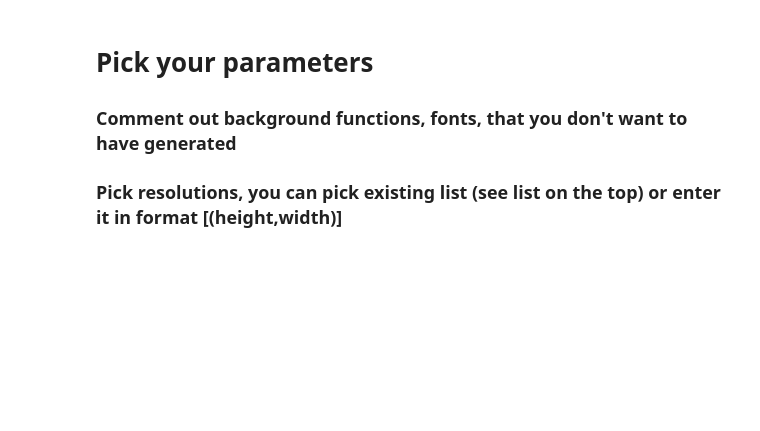
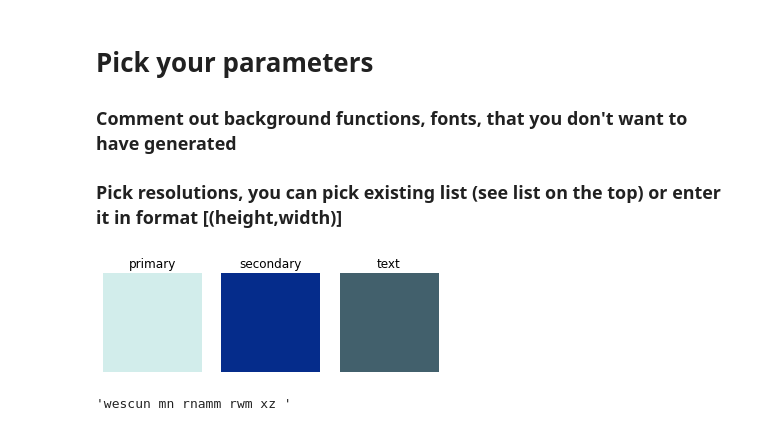
Before and after one commit to grandel/text-on-image-generator, a Jupyter notebook: Generator.ipynb, the cells around one changed output. Drawn from its saved outputs; the diff is of its cells as text; code cells hidden in the pictures; blank space fills up the shorter version.

Commit message:
updated generator and slogans notebooks

```diff
--- a/Generator.ipynb
+++ b/Generator.ipynb
@@ -487,3 +499,6 @@ getColorsOfGivenContrast(c1=(230,230,230), bgColorsMaxContrast=21, bgToTxtMinCon
+# %%
+def get_metada_template():
+    return {"meaningfulText":{"lines":[]}}
 # %%
 #backgroundFunc - function that will generate background image
 #resList - list of resolution of images that will be generated
@@ -565,22 +652,39 @@ backgroundFunctions = [
 # %%
 removeAllImages()
-resList = res_540p
-fontSizeList = [10,20,30]
+#resList = res_1080p
+resList = [(960, 540)]
+
+fontSizeList = [11, 12, 13, 16, 20, 30]
+#fontSizeList = [32]
+
 repetition = 1
 #fontsList = [timesNewRoman,timesNewRomanItalic, timesNewRomanBold, verdana, verdanaItalic, verdanaBold, arialGeoItallic, arialNarrow, arialNarrowBold, arialBlackMegaBold]
 #fontsList = big_pile_of_fonts
 #fontsList = nonserif_fonts
 #fontsList = serif_fonts
-fontsList = [font_dict['impact']]
-#fontsList = [font_dict["acaslonpro-bold"]]
-colors = getColorsOfGivenContrast(c1=(230,230,230))[0:3]
-text = getText(get_random_slogan(), line_breaks=1)
-await generateImagesText(backgroundFunctions,
+
+#fontsList = chosen_fonts
+fontsList = [font_dict["arial"]]
+c1, c2, c3 = getColorsOfGivenContrast(c1=(210, 237, 235), c3 = (66, 96, 108), bgColorsMaxContrast=21, bgToTxtMinContrast=1, soft_diff=1000)[0:3]
+colors = (c1,c2,c3)
+visualizeColors(c1,c2,c3)
+#text = getText(get_random_slogan(), line_breaks=1)
+text = "Sphinx of black quartz,\n judge my vow. \nIncomprehensibilities"
+#text = "Sphinx of black quartz, judge my vow. Incomprehensibilities"
+#text = get_big_up_text() + get_small_text()
+for i,colors in enumerate(chosen_colors):
+    await generateImagesText(backgroundFunctions,
                          text = text,
                          fontTypeList=fontsList,
                          resList=resList,
                          fontSizeList = fontSizeList,
                          repetition = repetition,
-                         fileNamePrefix='',
+                         fileNamePrefix= str(i),
                          splitIntoFolders=False,
                          colors = colors)
+# %% [output]
+[figure, added]
+# %%
+get_small_text()
+# %% [output]
+'wescun mn rnamm rwm xz '
```
Also changed, not shown: parts of 14 cells of this notebook, 1 other file.
